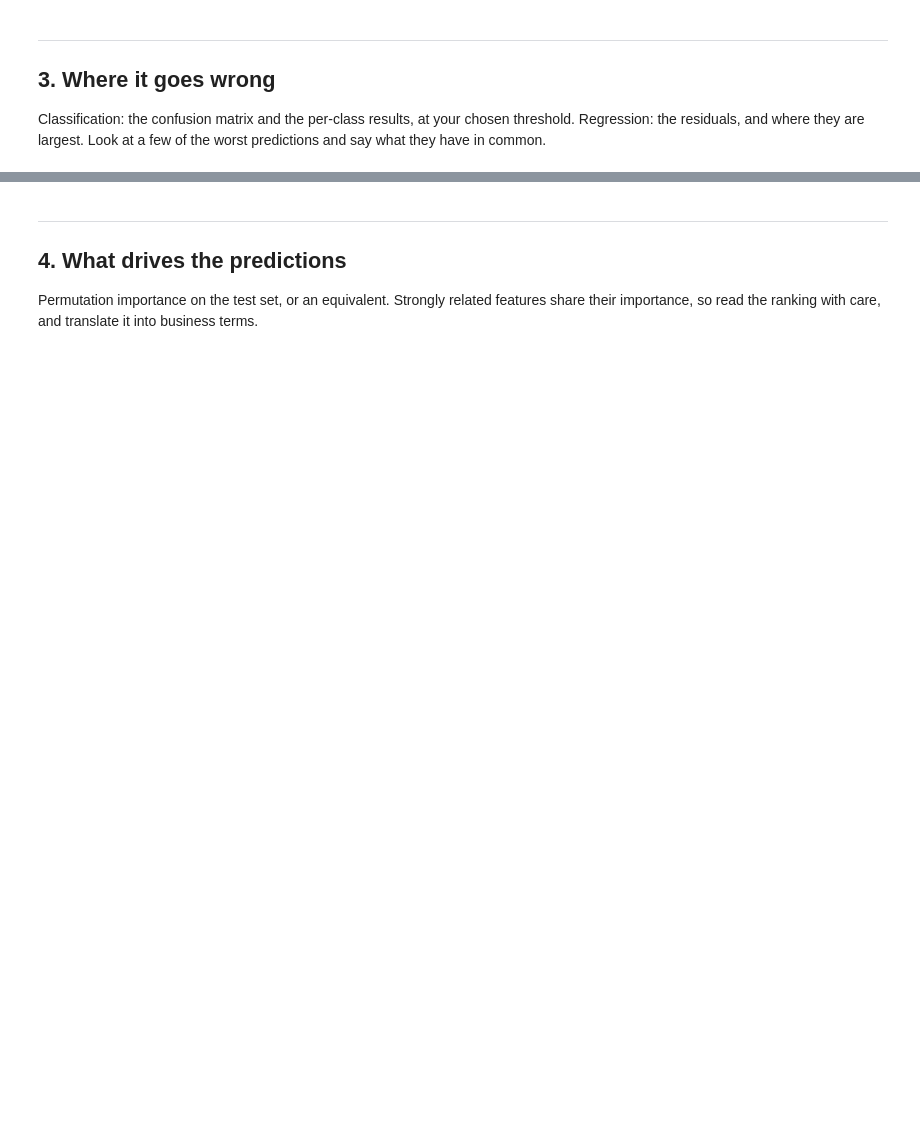
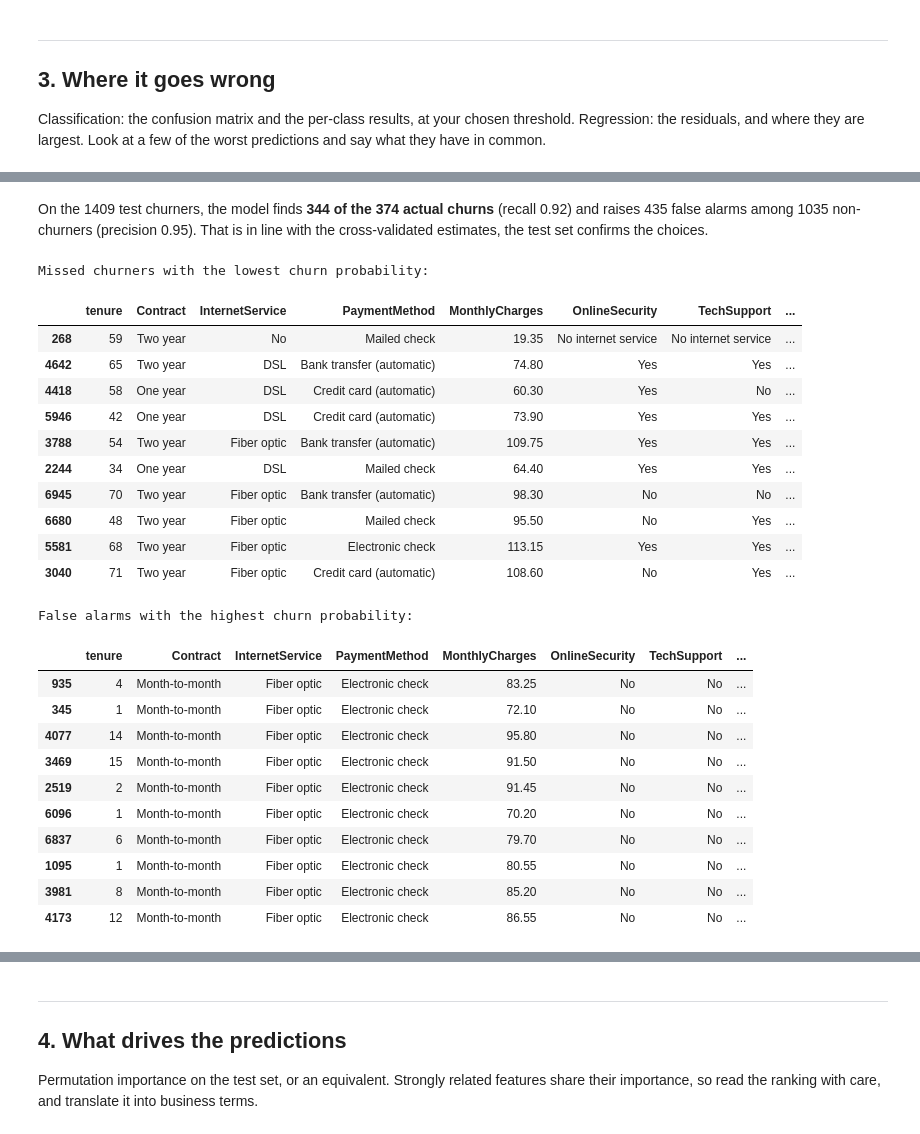
Before and after one commit to jkrstevska/project-2-ml, a Jupyter notebook: notebooks/03_evaluation_and_interpretation.ipynb, the cells around one changed output, grey strips where cells are left out. Drawn from its saved outputs; the diff is of its cells as text; code cells hidden in the pictures; blank space fills up the shorter version.

```diff
--- a/notebooks/03_evaluation_and_interpretation.ipynb
+++ b/notebooks/03_evaluation_and_interpretation.ipynb
@@ -48,0 +200,46 @@ Classification: the confusion matrix and the per-class results, at your chosen t
+# %% [markdown]
+On the 1409 test churners, the model finds **344 of the 374 actual churns** (recall 0.92) and raises 435 false alarms among 1035 non-churners (precision 0.95). That is in line with the cross-validated estimates, the test set confirms the choices.
+# %%
+# Worst predictions
+y_proba = final_model.predict_proba(X_test)[:, 1]
+
+results = X_test.copy()
+results["churn"] = y_test
+results["proba"] = y_proba
+results["pred"] = y_pred
+
+missed = results[(results["churn"] == 1) & (results["pred"] == 0)]
+false_alarms = results[(results["churn"] == 0) & (results["pred"] == 1)]
+
+cols = ["tenure", "Contract", "InternetService", "PaymentMethod", "MonthlyCharges", "OnlineSecurity", "TechSupport", "proba"]
+
+print("Missed churners with the lowest churn probability:")
+display(missed.sort_values("proba").head(10)[cols].round(3))
+
+print("False alarms with the highest churn probability:")
+display(false_alarms.sort_values("proba", ascending=False).head(10)[cols].round(3))
+# %% [output]
+Missed churners with the lowest churn probability:
+|  | tenure | Contract | InternetService | PaymentMethod | MonthlyCharges | OnlineSecurity | TechSupport | ... |
+| 268 | 59 | Two year | No | Mailed check | 19.35 | No internet service | No internet service | ... |
+| 4642 | 65 | Two year | DSL | Bank transfer (automatic) | 74.80 | Yes | Yes | ... |
+| 4418 | 58 | One year | DSL | Credit card (automatic) | 60.30 | Yes | No | ... |
+| 5946 | 42 | One year | DSL | Credit card (automatic) | 73.90 | Yes | Yes | ... |
+| 3788 | 54 | Two year | Fiber optic | Bank transfer (automatic) | 109.75 | Yes | Yes | ... |
+| 2244 | 34 | One year | DSL | Mailed check | 64.40 | Yes | Yes | ... |
+| 6945 | 70 | Two year | Fiber optic | Bank transfer (automatic) | 98.30 | No | No | ... |
+| 6680 | 48 | Two year | Fiber optic | Mailed check | 95.50 | No | Yes | ... |
+| 5581 | 68 | Two year | Fiber optic | Electronic check | 113.15 | Yes | Yes | ... |
+| 3040 | 71 | Two year | Fiber optic | Credit card (automatic) | 108.60 | No | Yes | ... |
+False alarms with the highest churn probability:
+|  | tenure | Contract | InternetService | PaymentMethod | MonthlyCharges | OnlineSecurity | TechSupport | ... |
+| 935 | 4 | Month-to-month | Fiber optic | Electronic check | 83.25 | No | No | ... |
+| 345 | 1 | Month-to-month | Fiber optic | Electronic check | 72.10 | No | No | ... |
+| 4077 | 14 | Month-to-month | Fiber optic | Electronic check | 95.80 | No | No | ... |
+| 3469 | 15 | Month-to-month | Fiber optic | Electronic check | 91.50 | No | No | ... |
+| 2519 | 2 | Month-to-month | Fiber optic | Electronic check | 91.45 | No | No | ... |
+| 6096 | 1 | Month-to-month | Fiber optic | Electronic check | 70.20 | No | No | ... |
+| 6837 | 6 | Month-to-month | Fiber optic | Electronic check | 79.70 | No | No | ... |
+| 1095 | 1 | Month-to-month | Fiber optic | Electronic check | 80.55 | No | No | ... |
+| 3981 | 8 | Month-to-month | Fiber optic | Electronic check | 85.20 | No | No | ... |
+| 4173 | 12 | Month-to-month | Fiber optic | Electronic check | 86.55 | No | No | ... |
```
Also changed, not shown: parts of 14 cells of this notebook.
